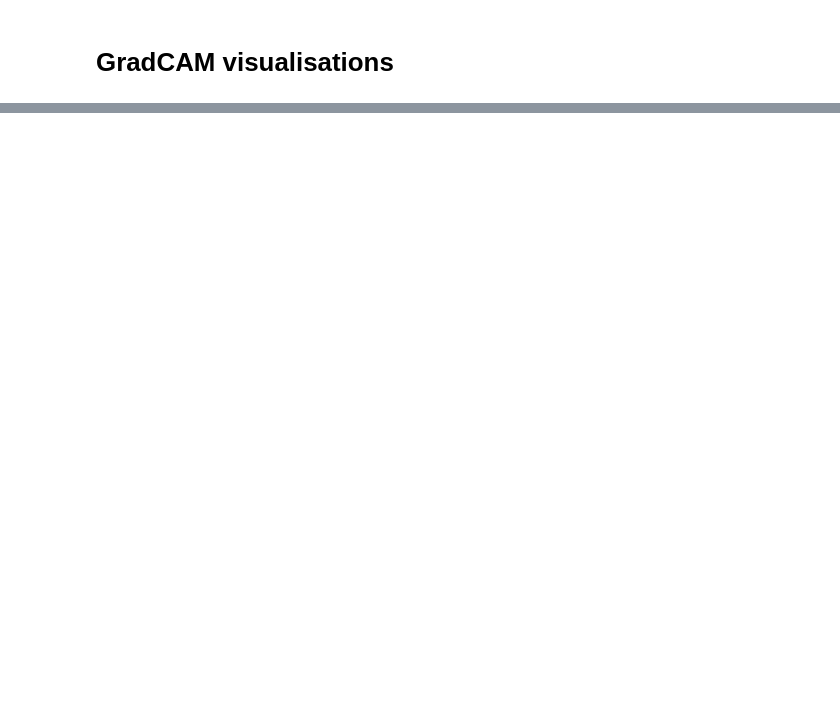
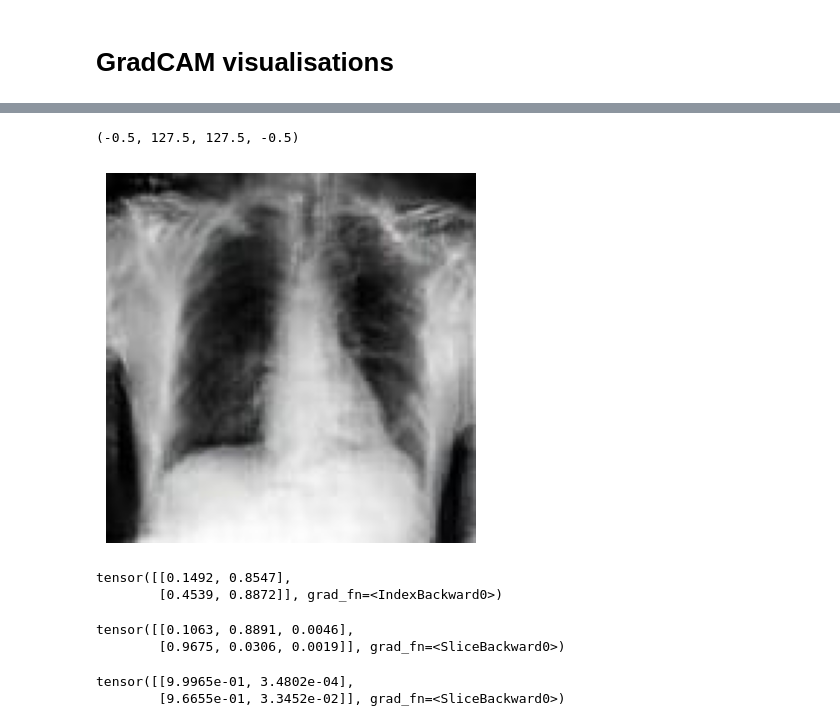
Before and after one commit to felixkrones/chexploration_extension, a Jupyter notebook: chexpert_gradcam.ipynb, the cells around one changed output, grey strips where cells are left out. Saved outputs shown, nothing was run; the diff lists cells and outputs as text; code cells hidden in the pictures; blank space fills up the shorter version.

Commit message:
GradCAM

```diff
--- a/chexpert_gradcam.ipynb
+++ b/chexpert_gradcam.ipynb
@@ -66,0 +75,6 @@ cams = cam_extractor(class_idx, outs)[0]
+# %%
+plt.imshow(images[1].permute(1, 2, 0).numpy().astype(np.uint8))
+plt.axis("off")
+# %% [output]
+(-0.5, 127.5, 127.5, -0.5)
+[figure, added]
@@ -67,3 +105,18 @@ cams = cam_extractor(class_idx, outs)[0]
+# %%
+nn.Sigmoid()(outs_d)[:, [3,13]]
+# %% [output]
+tensor([[0.1492, 0.8547],
+        [0.4539, 0.8872]], grad_fn=<IndexBackward0>)
+# %%
+nn.Softmax()(outs_r)[:, ]
+# %% [output]
+tensor([[0.1063, 0.8891, 0.0046],
+        [0.9675, 0.0306, 0.0019]], grad_fn=<SliceBackward0>)
+# %%
+nn.Softmax()(outs_s)[:, ]
+# %% [output]
+tensor([[9.9965e-01, 3.4802e-04],
+        [9.6655e-01, 3.3452e-02]], grad_fn=<SliceBackward0>)
 # %%
 # Overlayed on the image
 if not os.path.exists(out_dir):
```
Also changed, not shown: parts of 10 cells of this notebook, 2 other files.
